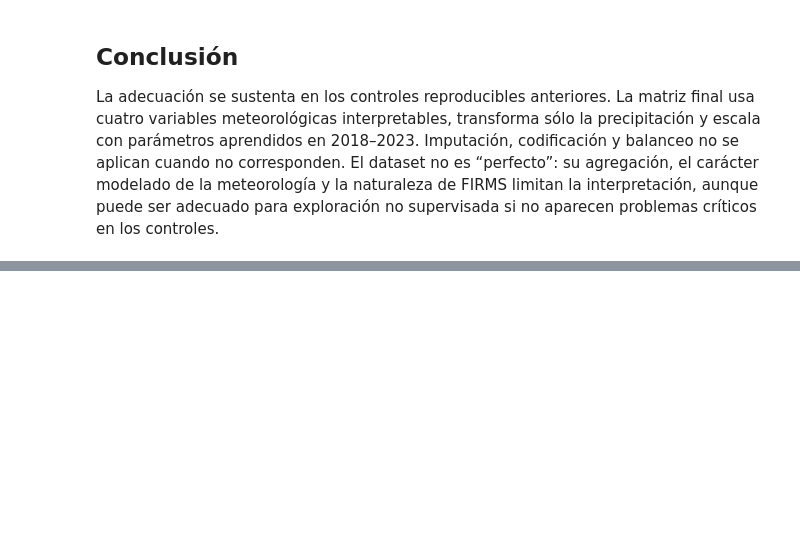
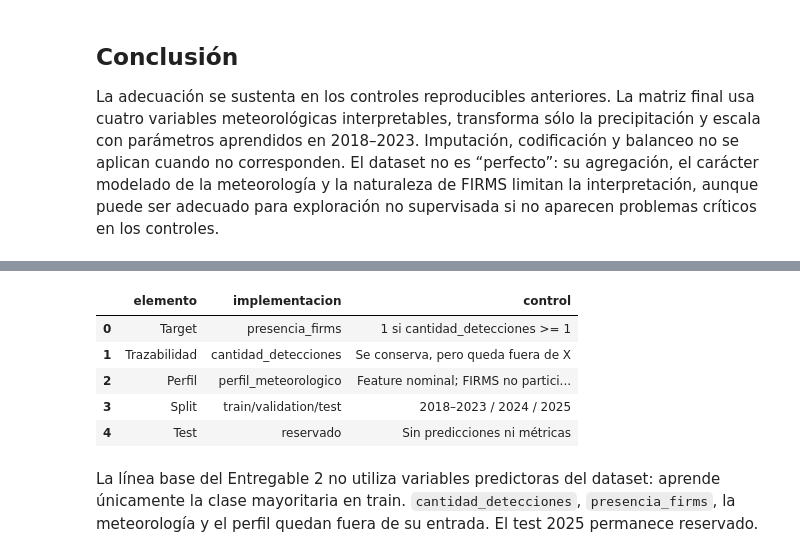
Before and after one commit to kateringonzalez-glitch/Proyecto-AA, a Jupyter notebook: Calidad_Preparacion_Datos.ipynb, the cells around one changed output, grey strips where cells are left out. Saved outputs shown, nothing was run; the diff lists cells and outputs as text; code cells hidden in the pictures; blank space fills up the shorter version.

Commit message:
Simplifica el proyecto al alcance del Entregable 2

```diff
--- a/Calidad_Preparacion_Datos.ipynb
+++ b/Calidad_Preparacion_Datos.ipynb
@@ -484,0 +517,28 @@ La adecuación se sustenta en los controles reproducibles anteriores. La matriz
+# %%
+variables_clustering_auditadas = [
+    "temperature_2m_max_mean_weekly", "relative_humidity_2m_min_mean_weekly",
+    "wind_speed_10m_max_mean_weekly", "precipitation_sum_weekly"
+]
+columnas_firms = ["cantidad_detecciones", "presencia_firms", "nivel_actividad_firms", "nivel_actividad_firms_codigo"]
+assert set(variables_clustering_auditadas).isdisjoint(columnas_firms)
+
+variables_excluidas_del_baseline = set(columnas_firms + variables_clustering_auditadas + ["perfil_meteorologico"])
+assert "cantidad_detecciones" in variables_excluidas_del_baseline
+assert "presencia_firms" in variables_excluidas_del_baseline
+
+pd.DataFrame([
+    ["Target", "presencia_firms", "1 si cantidad_detecciones >= 1"],
+    ["Trazabilidad", "cantidad_detecciones", "Se conserva, pero queda fuera de X"],
+    ["Perfil", "perfil_meteorologico", "Feature nominal; FIRMS no participa en su ajuste"],
+    ["Split", "train/validation/test", "2018–2023 / 2024 / 2025"],
+    ["Test", "reservado", "Sin predicciones ni métricas"]
+], columns=["elemento", "implementacion", "control"])
+# %% [output]
+|  | elemento | implementacion | control |
+| 0 | Target | presencia_firms | 1 si cantidad_detecciones >= 1 |
+| 1 | Trazabilidad | cantidad_detecciones | Se conserva, pero queda fuera de X |
+| 2 | Perfil | perfil_meteorologico | Feature nominal; FIRMS no partici... |
+| 3 | Split | train/validation/test | 2018–2023 / 2024 / 2025 |
+| 4 | Test | reservado | Sin predicciones ni métricas |
+# %% [markdown]
+La línea base del Entregable 2 no utiliza variables predictoras del dataset: aprende únicamente la clase mayoritaria en train. `cantidad_detecciones`, `presencia_firms`, la meteorología y el perfil quedan fuera de su entrada. El test 2025 permanece reservado.
```
Also changed, not shown: parts of 2 cells of this notebook, 56 other files.
